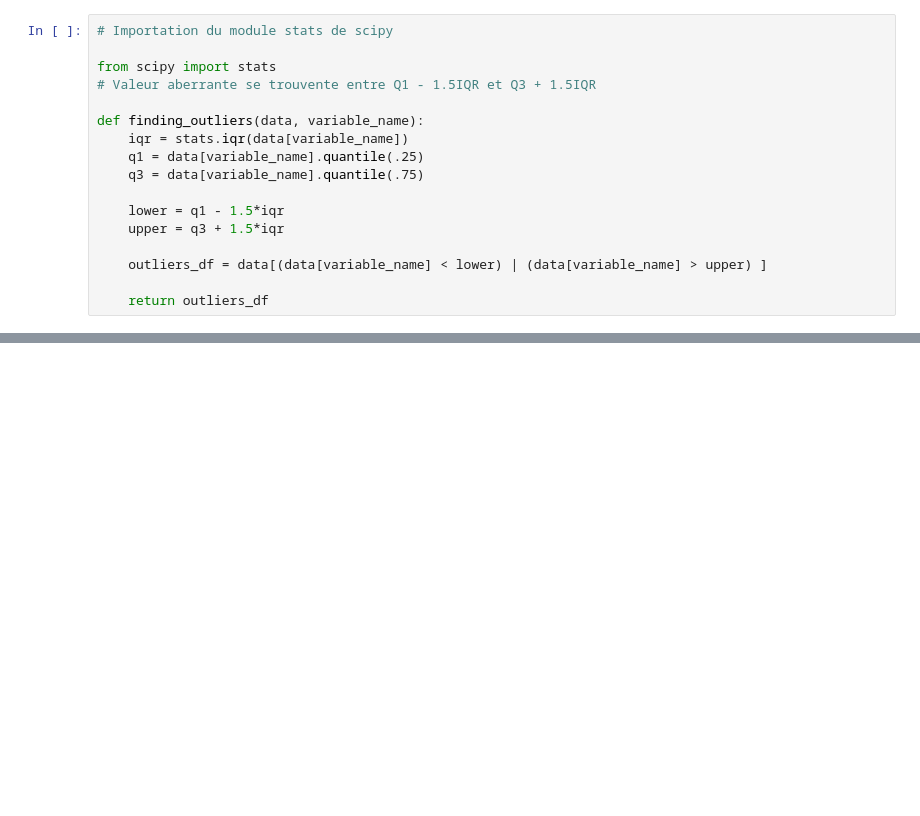
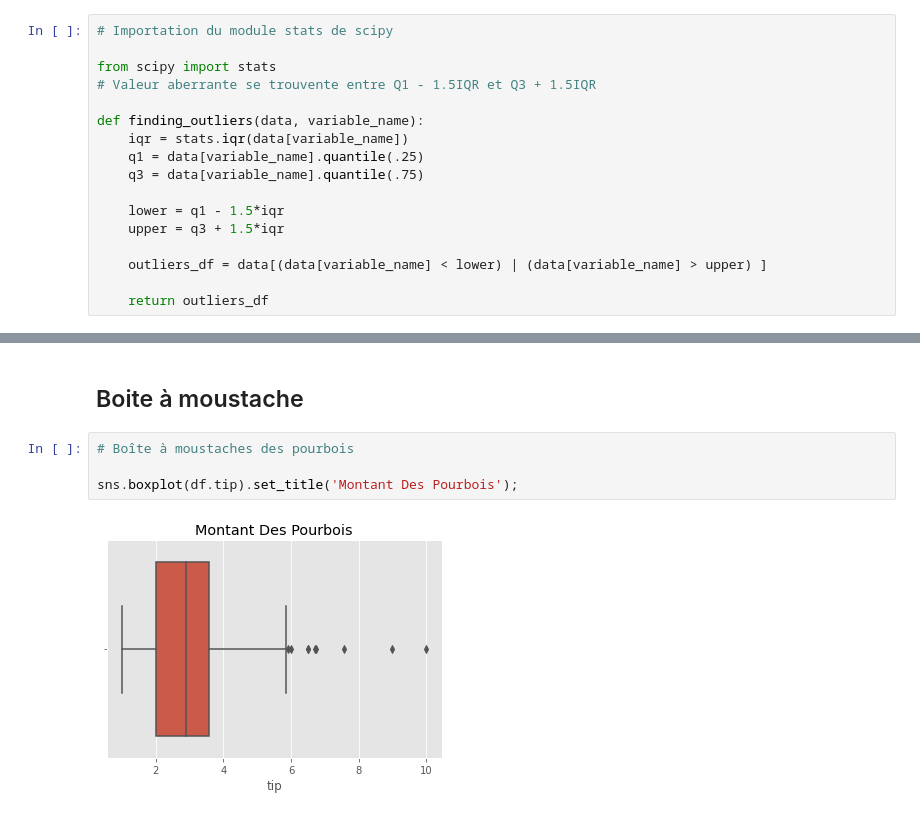
Before and after one commit to camara94/Statistique_pour_la_datascience, a Jupyter notebook: Visualisation univariée des données.ipynb, the cells around one changed output, grey strips where cells are left out. Cells and saved outputs as stored; diff of their text form; blank space fills up the shorter version.

Commit message:
les boîtes à moustaches

```diff
--- a/Visualisation univariée des données.ipynb
+++ b/Visualisation univariée des données.ipynb
@@ -82,3 +82,11 @@ finding_outliers(df, 'total_bill')
 | 184 | 40.55 | 3.00 | Male | Yes | Sun | Dinner | 2 |
 | 197 | 43.11 | 5.00 | Female | Yes | Thur | Lunch | 4 |
 | 212 | 48.33 | 9.00 | Male | No | Sat | Dinner | 4 |
+# %% [markdown]
+## Boite à moustache
+# %%
+# Boîte à moustaches des pourbois
+
+sns.boxplot(df.tip).set_title('Montant Des Pourbois');
+# %% [output]
+[figure, added]
```
Also changed, not shown: parts of 3 cells of this notebook.
